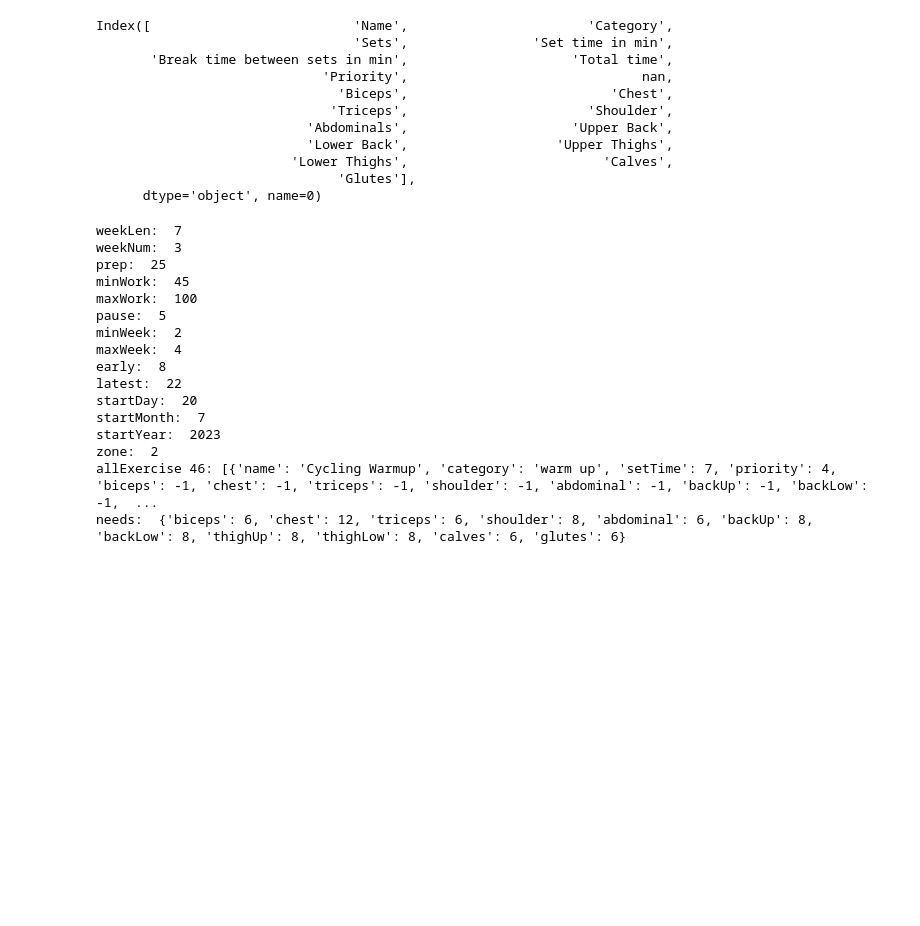
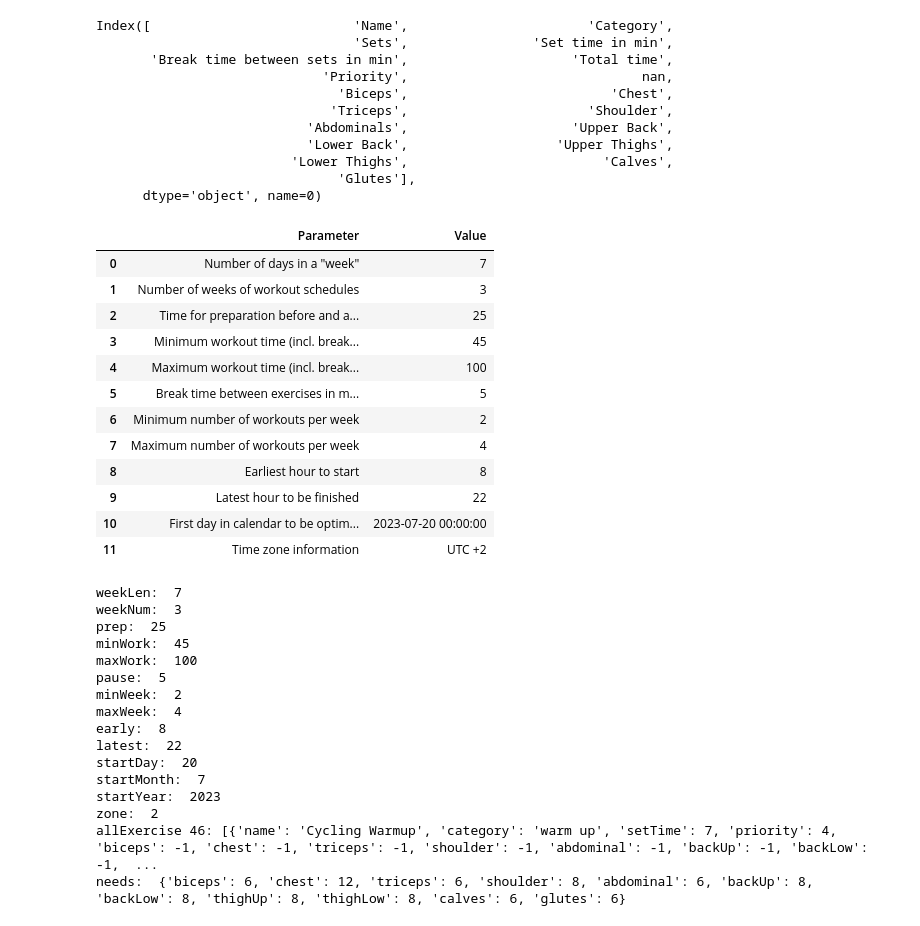
Before and after one commit to v4nderstruck/OR, a Jupyter notebook: src/POM/T3/solve.ipynb, the cells around one changed output. Cells and saved outputs as stored; diff of their text form; code cells hidden in the pictures; blank space fills up the shorter version.

```diff
--- a/src/POM/T3/solve.ipynb
+++ b/src/POM/T3/solve.ipynb
@@ -30,6 +30,23 @@ Index([                          'Name',                       'Category',
                          'Lower Thighs',                         'Calves',
                                'Glutes'],
       dtype='object', name=0)
+# %%
+df = pd.read_excel("ex1.xlsx", sheet_name="info")
+df
+# %% [output]
+|  | Parameter | Value |
+| 0 | Number of days in a "week" | 7 |
+| 1 | Number of weeks of workout schedules | 3 |
+| 2 | Time for preparation before and a... | 25 |
+| 3 | Minimum workout time (incl. break... | 45 |
+| 4 | Maximum workout time (incl. break... | 100 |
+| 5 | Break time between exercises in m... | 5 |
+| 6 | Minimum number of workouts per week | 2 |
+| 7 | Maximum number of workouts per week | 4 |
+| 8 | Earliest hour to start | 8 |
+| 9 | Latest hour to be finished | 22 |
+| 10 | First day in calendar to be optim... | 2023-07-20 00:00:00 |
+| 11 | Time zone information | UTC +2 |
 # %%
 import test
 
```
Also changed, not shown: parts of 4 cells of this notebook.
